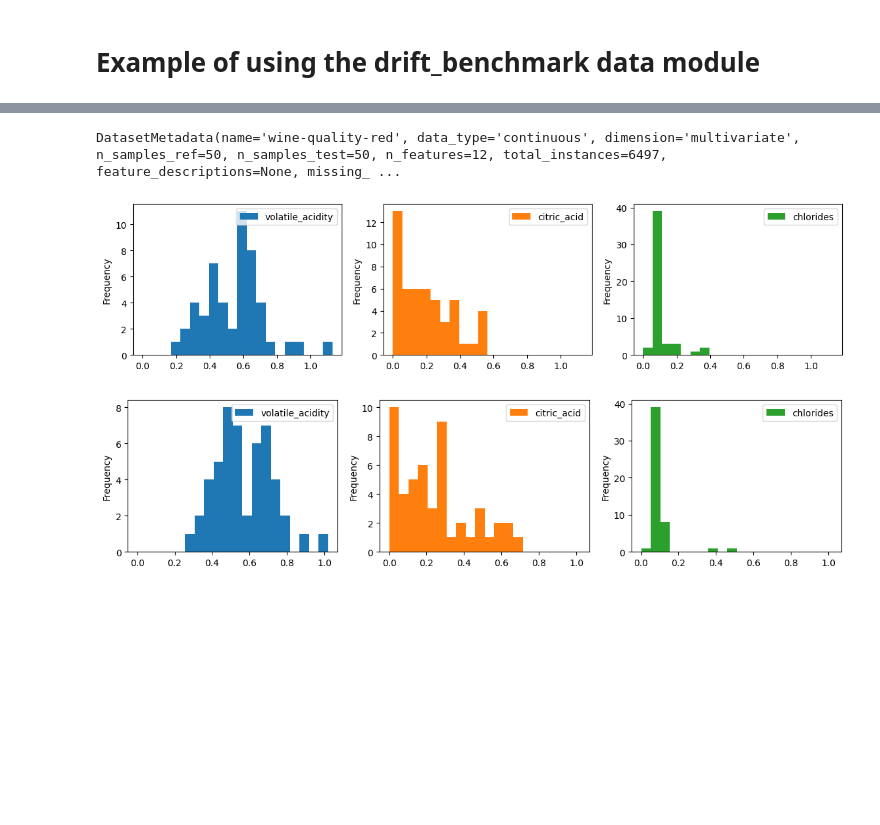
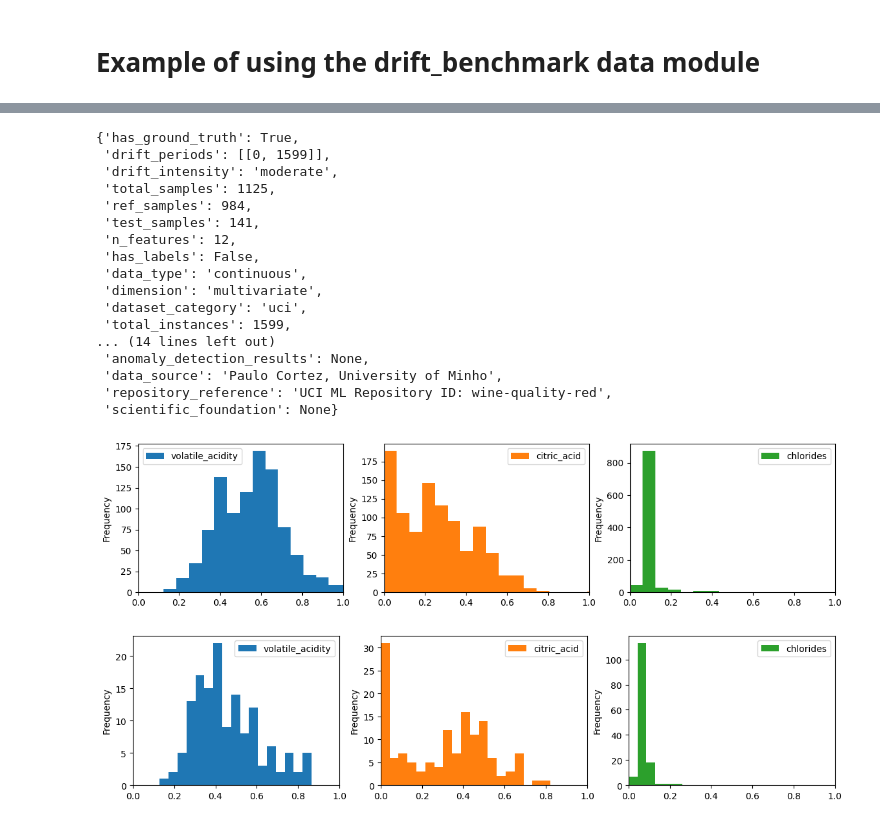
Before and after one commit to BorjaEst/drift-benchmark, a Jupyter notebook: notebooks/scenarios-px.ipynb, the cells around one changed output, grey strips where cells are left out. Cells and saved outputs as stored; diff of their text form; code cells hidden in the pictures; blank space fills up the shorter version.

```diff
--- a/notebooks/scenarios-px.ipynb
+++ b/notebooks/scenarios-px.ipynb
@@ -7,8 +61,7 @@ from drift_benchmark import data
 # %%
-data_result = data.load_scenario("synthetic_covariate_basic")
-data_result.X_ref.columns
+data_result = data.load_scenario("synthetic/concept_drift_gradual")
 columns = ["feature_1", "feature_2"]
-data_result.X_ref[columns].plot(kind="hist", subplots=True, layout=(1, 2), figsize=(14, 3), bins=20)
-data_result.X_test[columns].plot(kind="hist", subplots=True, layout=(1, 2), figsize=(14, 3), bins=20)
-data_result.dataset_metadata
+data_result.X_ref[columns].plot(kind="hist", subplots=True, layout=(1, 3), figsize=(14, 2), bins=20, xlim=(-3, 3))
+data_result.X_test[columns].plot(kind="hist", subplots=True, layout=(1, 3), figsize=(14, 2), bins=20, xlim=(-3, 3))
+data_result.metadata.model_dump()
 # %% [output]
@@ -18,7 +87,7 @@ DatasetMetadata(name='classification', data_type='continuous', dimension='multiv
 # %%
-data_result = data.load_scenario("uci_iris_value_discovery")
-columns = ['sepal width', 'petal length' ]
-data_result.X_ref[columns].plot(kind="hist", subplots=True, layout=(1, 2), figsize=(14, 3), bins=20)
-data_result.X_test[columns].plot(kind="hist", subplots=True, layout=(1, 2), figsize=(14, 3), bins=20)
-data_result.dataset_metadata
+data_result = data.load_scenario("synthetic/covariate_drift_strong")
+columns = ["feature_1", "feature_2"]
+data_result.X_ref[columns].plot(kind="hist", subplots=True, layout=(1, 2), figsize=(14, 3), bins=20, xlim=(-7.5, 7.5))
+data_result.X_test[columns].plot(kind="hist", subplots=True, layout=(1, 2), figsize=(14, 3), bins=20, xlim=(-7.5, 7.5))
+data_result.metadata.model_dump()
 # %% [output]
@@ -27,0 +115,6 @@ DatasetMetadata(name='iris', data_type='mixed', dimension='multivariate', n_samp
+# %%
+data_result = data.load_scenario("uci/adult_income_age")
+columns = ["age", "hours-per-week", "education-num"]
+data_result.X_ref[columns].plot(kind="hist", subplots=True, layout=(1, 3), figsize=(14, 3), bins=20)
+data_result.X_test[columns].plot(kind="hist", subplots=True, layout=(1, 3), figsize=(14, 3), bins=20)
+data_result.metadata.model_dump()
@@ -27,0 +141,6 @@ DatasetMetadata(name='iris', data_type='mixed', dimension='multivariate', n_samp
+# %%
+data_result = data.load_scenario("uci/iris_petal_length")
+columns = ["sepal width", "petal length", "petal width"]
+data_result.X_ref[columns].plot(kind="hist", subplots=True, layout=(1, 3), figsize=(14, 3), bins=20)
+data_result.X_test[columns].plot(kind="hist", subplots=True, layout=(1, 3), figsize=(14, 3), bins=20)
+data_result.metadata.model_dump()
@@ -28,10 +167,26 @@ DatasetMetadata(name='iris', data_type='mixed', dimension='multivariate', n_samp
 # %%
-data_result = data.load_scenario("uci_wine_covariate_basic")
+data_result = data.load_scenario("uci/wine_quality_alcohol")
 columns = ["volatile_acidity", "citric_acid", "chlorides"]
-data_result.X_ref[columns].plot(kind="hist", subplots=True, layout=(1, 3), figsize=(14, 3), bins=20)
-data_result.X_test[columns].plot(kind="hist", subplots=True, layout=(1, 3), figsize=(14, 3), bins=20)
-data_result.dataset_metadata
+data_result.X_ref[columns].plot(kind="hist", subplots=True, layout=(1, 3), figsize=(14, 3), bins=20, xlim=(0, 1))
+data_result.X_test[columns].plot(kind="hist", subplots=True, layout=(1, 3), figsize=(14, 3), bins=20, xlim=(0, 1))
+data_result.metadata.model_dump()
 # %% [output]
-DatasetMetadata(name='wine-quality-red', data_type='continuous', dimension='multivariate', n_samples_ref=50, n_samples_test=50, n_features=12, total_instances=6497, feature_descriptions=None, missing_ ...
+{'has_ground_truth': True,
+ 'drift_periods': [[0, 1599]],
+ 'drift_intensity': 'moderate',
+ 'total_samples': 1125,
+ 'ref_samples': 984,
+ 'test_samples': 141,
+ 'n_features': 12,
+ 'has_labels': False,
+ 'data_type': 'continuous',
+ 'dimension': 'multivariate',
+ 'dataset_category': 'uci',
+ 'total_instances': 1599,
+... (14 lines left out)
+ 'anomaly_detection_results': None,
+ 'data_source': 'Paulo Cortez, University of Minho',
+ 'repository_reference': 'UCI ML Repository ID: wine-quality-red',
+ 'scientific_foundation': None}
-[figure, old version]
+[figure, new version]
-[figure, old version]
+[figure, new version]
```
Also changed, not shown: parts of 9 cells of this notebook.
